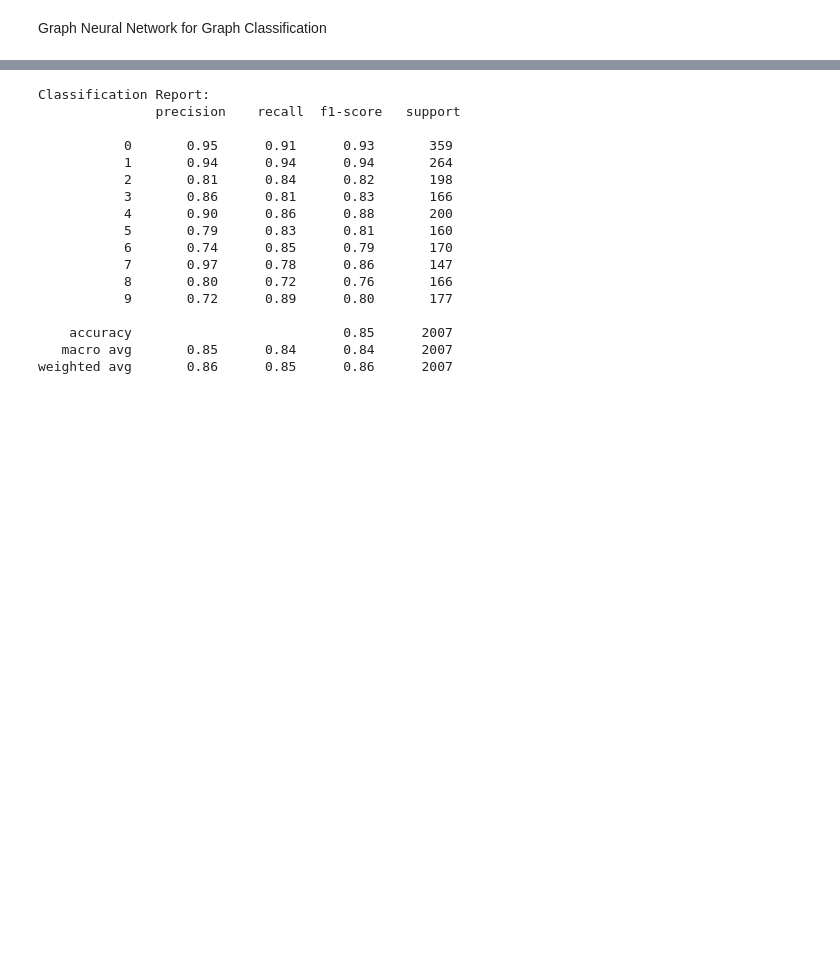
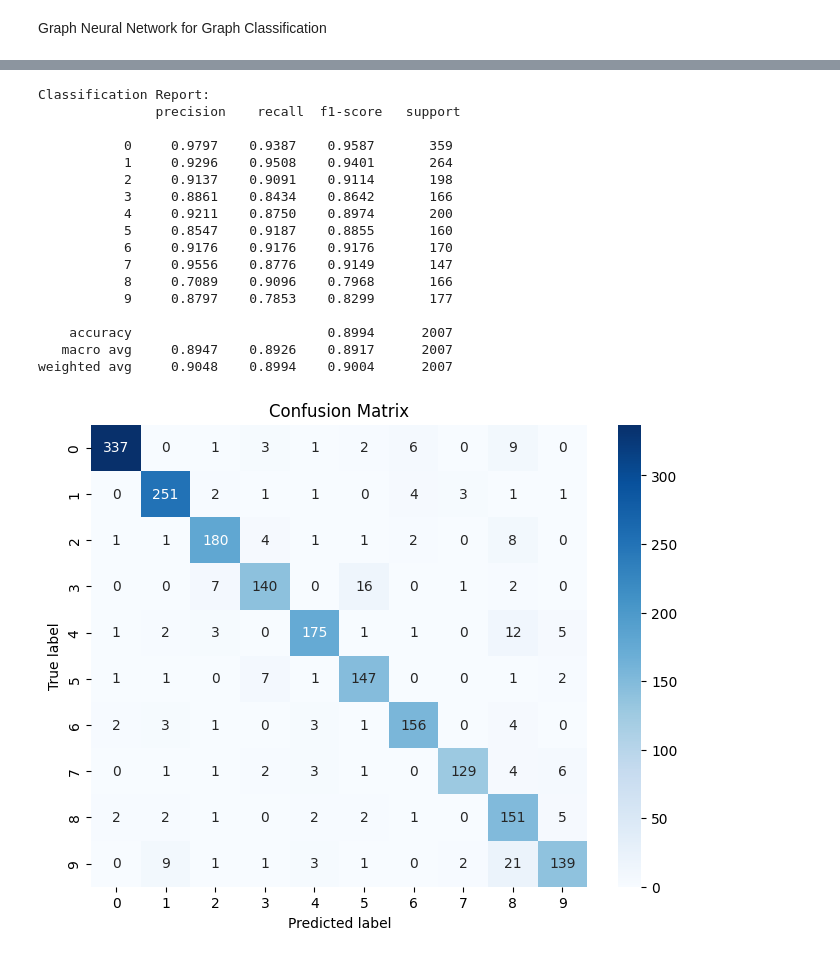
Before and after one commit to Tintintani/BtechProject-Image-Classification-using-Graph-Autoencoder, a Jupyter notebook: finalCode.ipynb, the cells around one changed output, grey strips where cells are left out. Cells and saved outputs as stored; diff of their text form; code cells hidden in the pictures; blank space fills up the shorter version.

Commit message:
early stopping and confusion matrix

```diff
--- a/finalCode.ipynb
+++ b/finalCode.ipynb
@@ -274,4 +272,8 @@ train_dataset, test_dataset = custom_dataset_train, custom_dataset_test
+# %%
+train_dataset, val_dataset = train_test_split(custom_dataset_train, test_size=0.2, random_state=42)
+test_dataset = custom_dataset_test
 # %%
 # Use PyTorch DataLoader to handle batching
+val_loader = DataLoader(val_dataset, batch_size=32, shuffle=False)
 train_loader = DataLoader(train_dataset, batch_size=32, shuffle=True)
 test_loader = DataLoader(test_dataset, batch_size=32, shuffle=False)
@@ -328,7 +329,11 @@ optimizer = torch.optim.Adam(gcnClassifier.parameters(), lr=0.005)
 criterion = nn.CrossEntropyLoss()
 # %%
 # Training loop
-num_epochs = 20
+num_epochs = 100  # Increase the number of epochs
+patience = 10  # Number of epochs to wait for improvement before stopping
+best_val_loss = float('inf')
+epochs_no_improve = 0
+
 for epoch in range(num_epochs):
     gcnClassifier.train()
     for data in train_loader:
@@ -338,5 +343,23 @@ for epoch in range(num_epochs):
         loss.backward()
         optimizer.step()
 
-    print(f'GCN Classifier - Epoch {epoch + 1}/{num_epochs}, Loss: {loss.item()}')
+    # Validation
+    gcnClassifier.eval()
+    val_loss = 0
+    for data in val_loader:
+        output = gcnClassifier(data)
+        val_loss += criterion(output, data.y).item()
+    val_loss /= len(val_loader)
+
+    print(f'Epoch {epoch + 1}/{num_epochs}, Loss: {loss.item()}, Validation Loss: {val_loss}')
+
+    # Check for early stopping
+    if val_loss < best_val_loss:
+        best_val_loss = val_loss
+        epochs_no_improve = 0
+    else:
+        epochs_no_improve += 1
+        if epochs_no_improve == patience:
+            print(f'Early stopping! at Epoch: {epoch + 1}')
+            break
 # %% [output]
@@ -380,22 +400,35 @@ with torch.no_grad():
         all_labels.extend(data.y.cpu().numpy())
 
 # Print classification report
-print("Classification Report:\n", classification_report(all_labels, all_predicted,zero_division=1))
+print("Classification Report:\n", classification_report(all_labels, all_predicted, zero_division=1, digits=4))
 # %% [output]
 Classification Report:
                precision    recall  f1-score   support
 
-           0       0.95      0.91      0.93       359
-           1       0.94      0.94      0.94       264
-           2       0.81      0.84      0.82       198
-           3       0.86      0.81      0.83       166
-           4       0.90      0.86      0.88       200
-           5       0.79      0.83      0.81       160
-           6       0.74      0.85      0.79       170
-           7       0.97      0.78      0.86       147
-           8       0.80      0.72      0.76       166
-           9       0.72      0.89      0.80       177
+           0     0.9797    0.9387    0.9587       359
+           1     0.9296    0.9508    0.9401       264
+           2     0.9137    0.9091    0.9114       198
+           3     0.8861    0.8434    0.8642       166
+           4     0.9211    0.8750    0.8974       200
+           5     0.8547    0.9187    0.8855       160
+           6     0.9176    0.9176    0.9176       170
+           7     0.9556    0.8776    0.9149       147
+           8     0.7089    0.9096    0.7968       166
+           9     0.8797    0.7853    0.8299       177
 
-    accuracy                           0.85      2007
-   macro avg       0.85      0.84      0.84      2007
-weighted avg       0.86      0.85      0.86      2007
+    accuracy                         0.8994      2007
+   macro avg     0.8947    0.8926    0.8917      2007
+weighted avg     0.9048    0.8994    0.9004      2007
+# %%
+# Calculate confusion matrix
+conf_matrix = confusion_matrix(all_labels, all_predicted)
+
+# Plot confusion matrix
+plt.figure(figsize=(8, 6))
+sns.heatmap(conf_matrix, annot=True, fmt="d", cmap="Blues", xticklabels=range(num_classes), yticklabels=range(num_classes))
+plt.xlabel("Predicted label")
+plt.ylabel("True label")
+plt.title("Confusion Matrix")
+plt.show()
+# %% [output]
+[figure, added]
```
Also changed, not shown: parts of 15 cells of this notebook.
